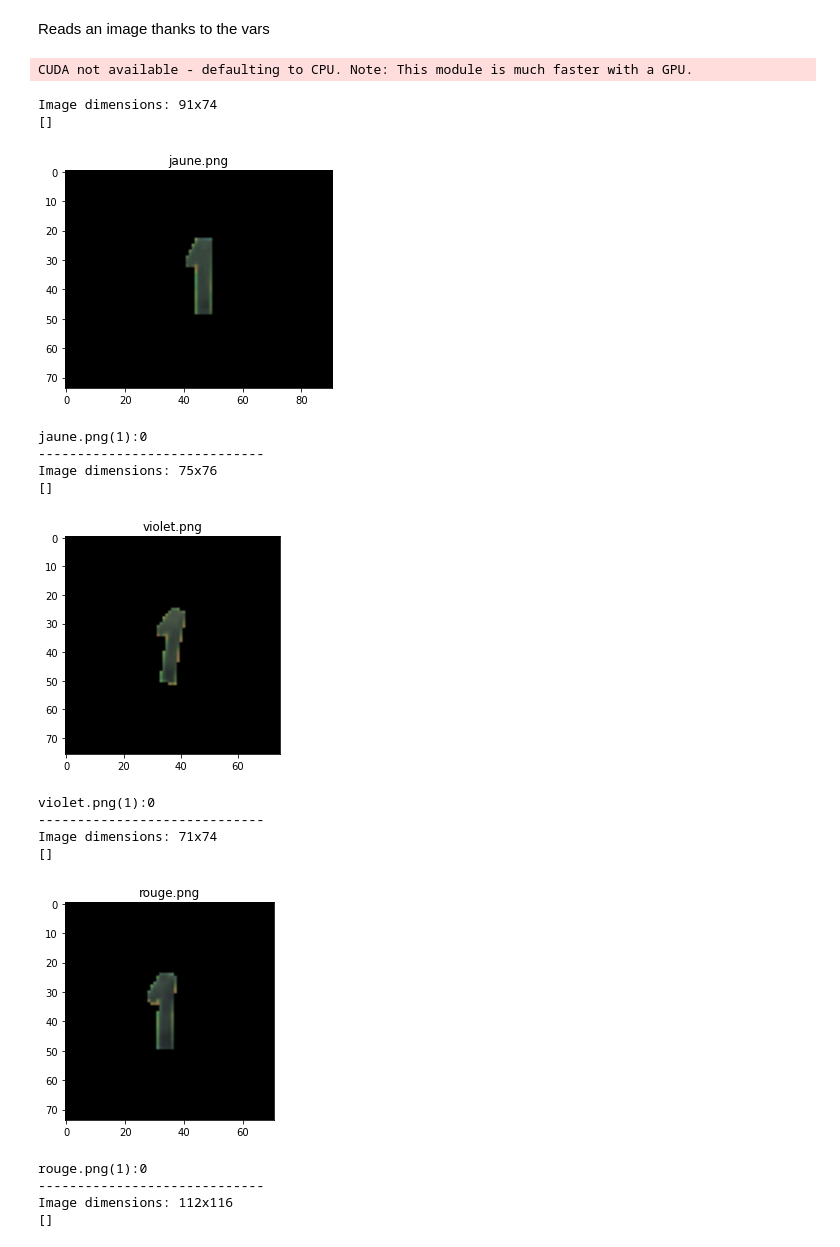
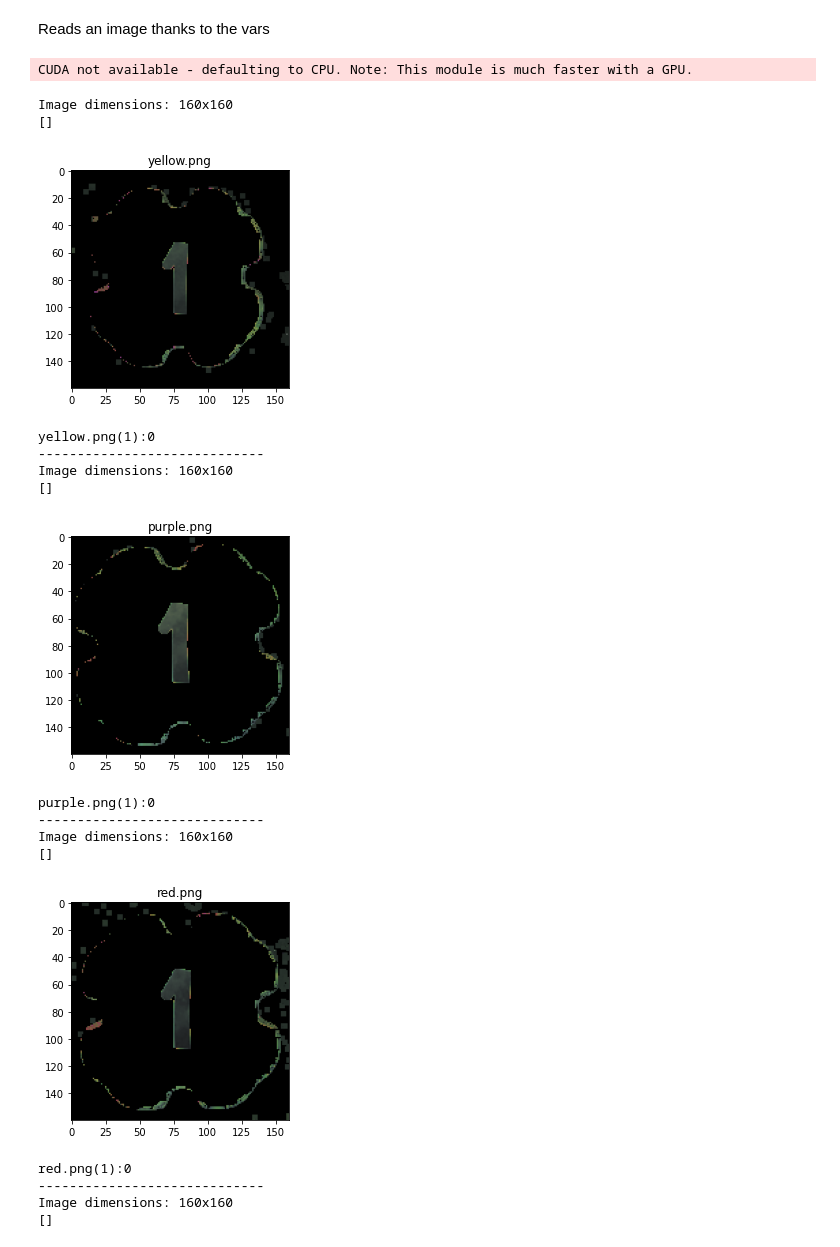
Before and after one commit to gfresnais/Lucky_Number_AI, a Jupyter notebook: OCR_easyOCR.ipynb, the cells around one changed output. Saved outputs shown, nothing was run; the diff lists cells and outputs as text; code cells hidden in the pictures.

Commit message:
Updated images path

```diff
--- a/OCR_easyOCR.ipynb
+++ b/OCR_easyOCR.ipynb
@@ -32,7 +32,7 @@ Requirement already satisfied: setuptools in /usr/lib/python3.9/site-packages (f
 Requirement already satisfied: decorator>=4.3.0 in /usr/lib/python3.9/site-packages (from networkx>=2.0->scikit-image->easyocr) (4.4.2)
 # %%
 # global variable for functions
-kernel = np.ones((3,3),np.uint8)
+kernel = np.ones((5,5),np.uint8)
 # %% [markdown]
 Applies a closing which is a dilation followed by a erosion
 # %%
@@ -69,8 +69,8 @@ def gradient(image):
 Defining our image variables
 # %%
 # images vars
-img_dir = "App/res/images/";
-img_names = {'jaune.png', 'rouge.png', 'vert.jpg', 'violet.png'}
+img_dir = "App/res/images_AI/";
+img_names = {'yellow.png', 'red.png', 'green.png', 'purple.png'}
 # %%
 # ranges for color detection
 # detects darker colors
@@ -136,50 +136,50 @@ for i in range(1, 21):
         print(result)
 
         # draw the chart containing the image with boxes
         plt.imshow(img)
         plt.title(name)
         plt.show()
 
         # initialize res to 0 as a failsafe
         res = "0"
 
         # if a result was found by easyocr (length > 0), res will be equal to the predicted result
         if len(result) > 0:
             if result[0][1].isdigit():
                 res = result[0][1]
 
         # removes the useless whitespaces
         res = res.strip()
         res = res.replace(" ","")
 
         print(name + '(' + str(i) + '):' + res)
 
         if( int(res) == i ):
-            if( name == "violet.png" ):
+            if( name == 'yellow.png' ):
                 cpt_purple += 1
-            if( name == "jaune.png" ):
+            if( name == 'yellow.png' ):
                 cpt_yellow += 1
-            if( name == "vert.jpg" ):
+            if( name == 'green.png' ):
                 cpt_green += 1
-            if( name == "rouge.png" ):
+            if( name == 'red.png' ):
                 cpt_red += 1
         print("-----------------------------")
 # %% [output]
 CUDA not available - defaulting to CPU. Note: This module is much faster with a GPU.
-Image dimensions: 91x74
+Image dimensions: 160x160
 []
-[figure, old version]
+[figure, new version]
-jaune.png(1):0
+yellow.png(1):0
 -----------------------------
-Image dimensions: 75x76
+Image dimensions: 160x160
 []
-[figure, old version]
+[figure, new version]
-violet.png(1):0
+purple.png(1):0
 -----------------------------
-Image dimensions: 71x74
+Image dimensions: 160x160
 []
-[figure, old version]
+[figure, new version]
-rouge.png(1):0
+red.png(1):0
 -----------------------------
-Image dimensions: 112x116
+Image dimensions: 160x160
 []
```
Also changed, not shown: parts of 3 cells of this notebook, 1 other file.
